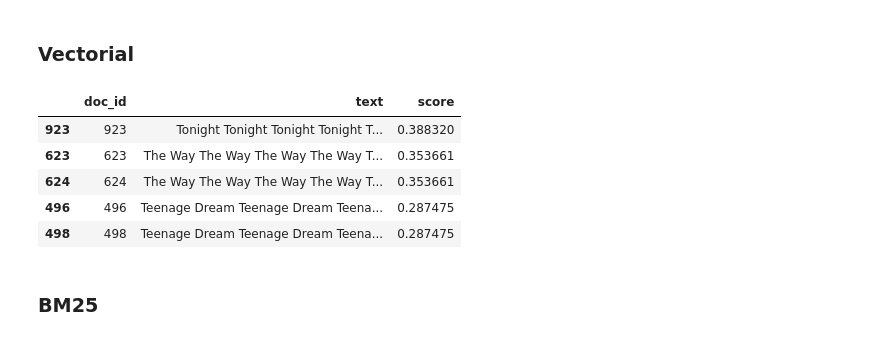
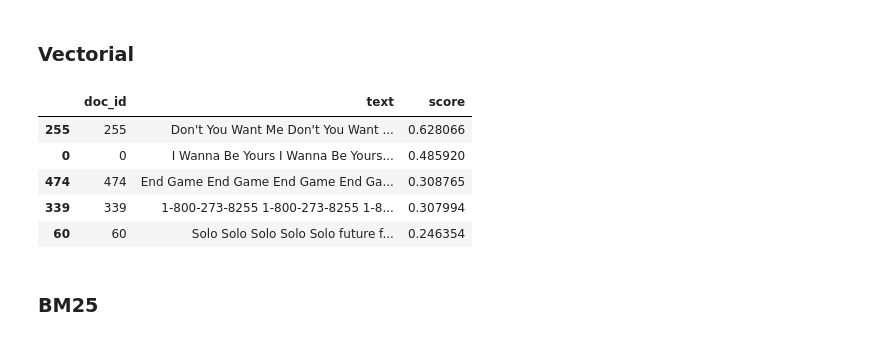
Before and after one commit to nunollages/IPAI, a Jupyter notebook: Code.ipynb, the cells around one changed output. Cells and saved outputs as stored; diff of their text form; code cells hidden in the pictures.

```diff
--- a/Code.ipynb
+++ b/Code.ipynb
@@ -1116,29 +1118,29 @@ boolean_search_OR("I Wanna Be Yours tonight my love I'm in love")
 # %%
 def tfidf_search(query: str, top_k=5):
     text = clean_text(query)
     text = normalize_text_fast(text)
     text = tokenize(text)
     text = remove_stopwords(text)
     terms = apply_stemming(text)
 
     q_vec = tfidf_vectorizer.transform([" ".join(terms)])
     sims = cosine_similarity(q_vec, tfidf_matrix).flatten()
 
     # Obtém as posições (offsets) dos top_k resultados
     idx = sims.argsort()[::-1][:top_k]
 
     # USAR .iloc para selecionar pelas posições físicas (0, 1, 2...)
     return df.iloc[idx][["doc_id", "text"]].assign(score=sims[idx])
 
 # Testar novamente
-tfidf_search("I Wanna Be Yours tonight my love I'm in love", top_k=5)
+tfidf_search("I Wanna Be Yours", top_k=5)
 # %% [output]
 |  | doc_id | text | score |
-| 923 | 923 | Tonight Tonight Tonight Tonight T... | 0.388320 |
-| 623 | 623 | The Way The Way The Way The Way T... | 0.353661 |
-| 624 | 624 | The Way The Way The Way The Way T... | 0.353661 |
-| 496 | 496 | Teenage Dream Teenage Dream Teena... | 0.287475 |
-| 498 | 498 | Teenage Dream Teenage Dream Teena... | 0.287475 |
+| 255 | 255 | Don't You Want Me Don't You Want ... | 0.628066 |
+| 0 | 0 | I Wanna Be Yours I Wanna Be Yours... | 0.485920 |
+| 474 | 474 | End Game End Game End Game End Ga... | 0.308765 |
+| 339 | 339 | 1-800-273-8255 1-800-273-8255 1-8... | 0.307994 |
+| 60 | 60 | Solo Solo Solo Solo Solo future f... | 0.246354 |
 # %% [markdown]
 ### BM25
 # %%
```
Also changed, not shown: parts of 10 cells of this notebook, 1 other file.
